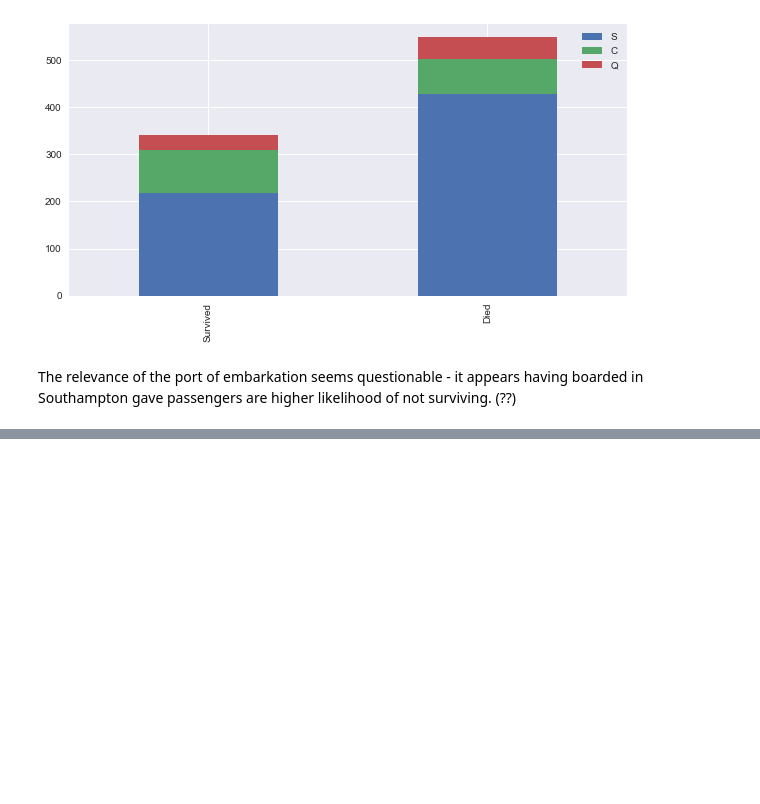
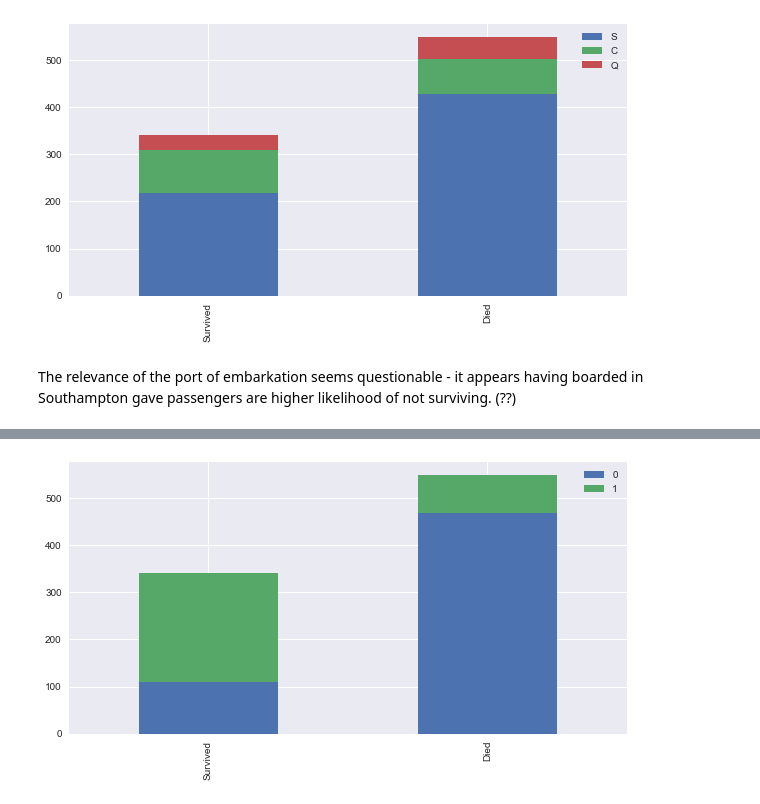
Before and after one commit to marceld/Titanic, a Jupyter notebook: Titanic competition Kaggle.ipynb, the cells around one changed output, grey strips where cells are left out. Cells and saved outputs as stored; diff of their text form; code cells hidden in the pictures; blank space fills up the shorter version.

```diff
--- a/Titanic competition Kaggle.ipynb
+++ b/Titanic competition Kaggle.ipynb
@@ -221,0 +376,4 @@ The relevance of the port of embarkation seems questionable - it appears having
+# %%
+bar_chart('Sex')
+# %% [output]
+[figure, added]
```
Also changed, not shown: parts of 26 cells of this notebook.
